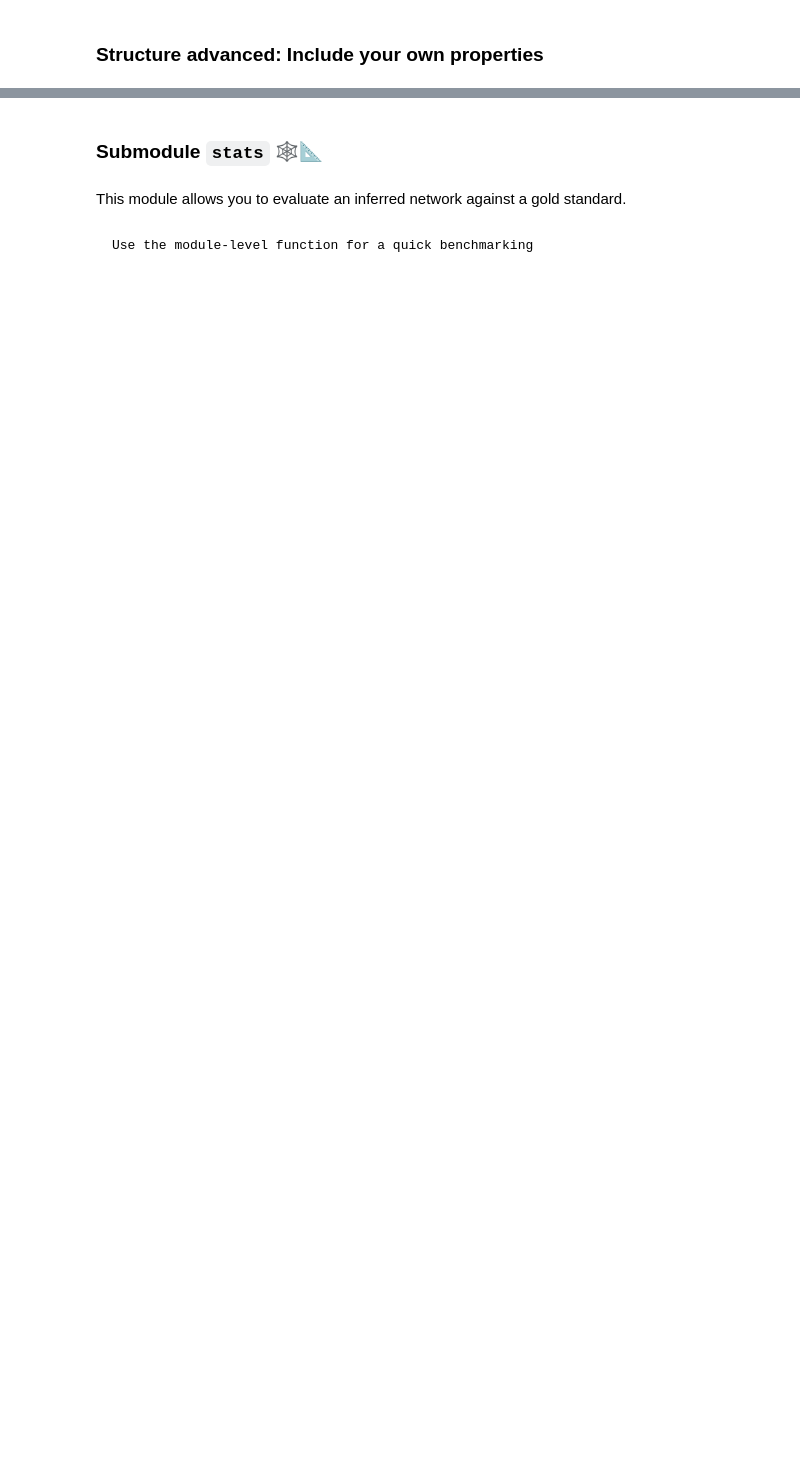
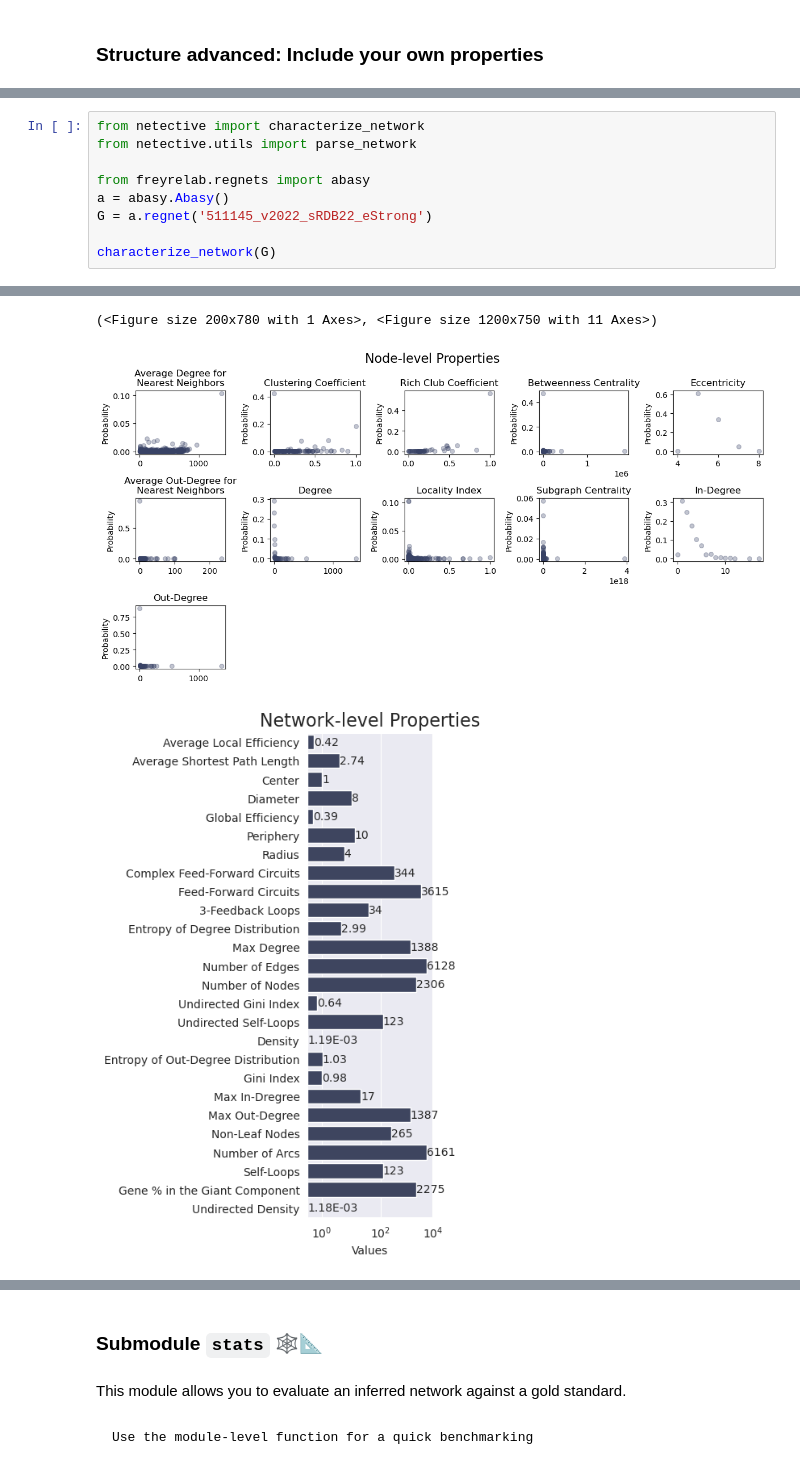
Before and after one commit to freyrelab/netective, a Jupyter notebook: docs/module_tutorial.ipynb, the cells around one changed output, grey strips where cells are left out. Drawn from its saved outputs; the diff is of its cells as text; blank space fills up the shorter version.

```diff
--- a/docs/module_tutorial.ipynb
+++ b/docs/module_tutorial.ipynb
@@ -284,0 +321,10 @@ scalar['my_network_G']['My Property']
+# %%
+from netective import characterize_network
+from netective.utils import parse_network
+
+from freyrelab.regnets import abasy
+a = abasy.Abasy()
+G = a.regnet('511145_v2022_sRDB22_eStrong')
+
+characterize_network(G)
+# %% [output]
@@ -284,0 +332,3 @@ scalar['my_network_G']['My Property']
+(<Figure size 200x780 with 1 Axes>, <Figure size 1200x750 with 11 Axes>)
+[figure, added]
+[figure, added]
```
Also changed, not shown: parts of 38 cells of this notebook, 7 other files.
